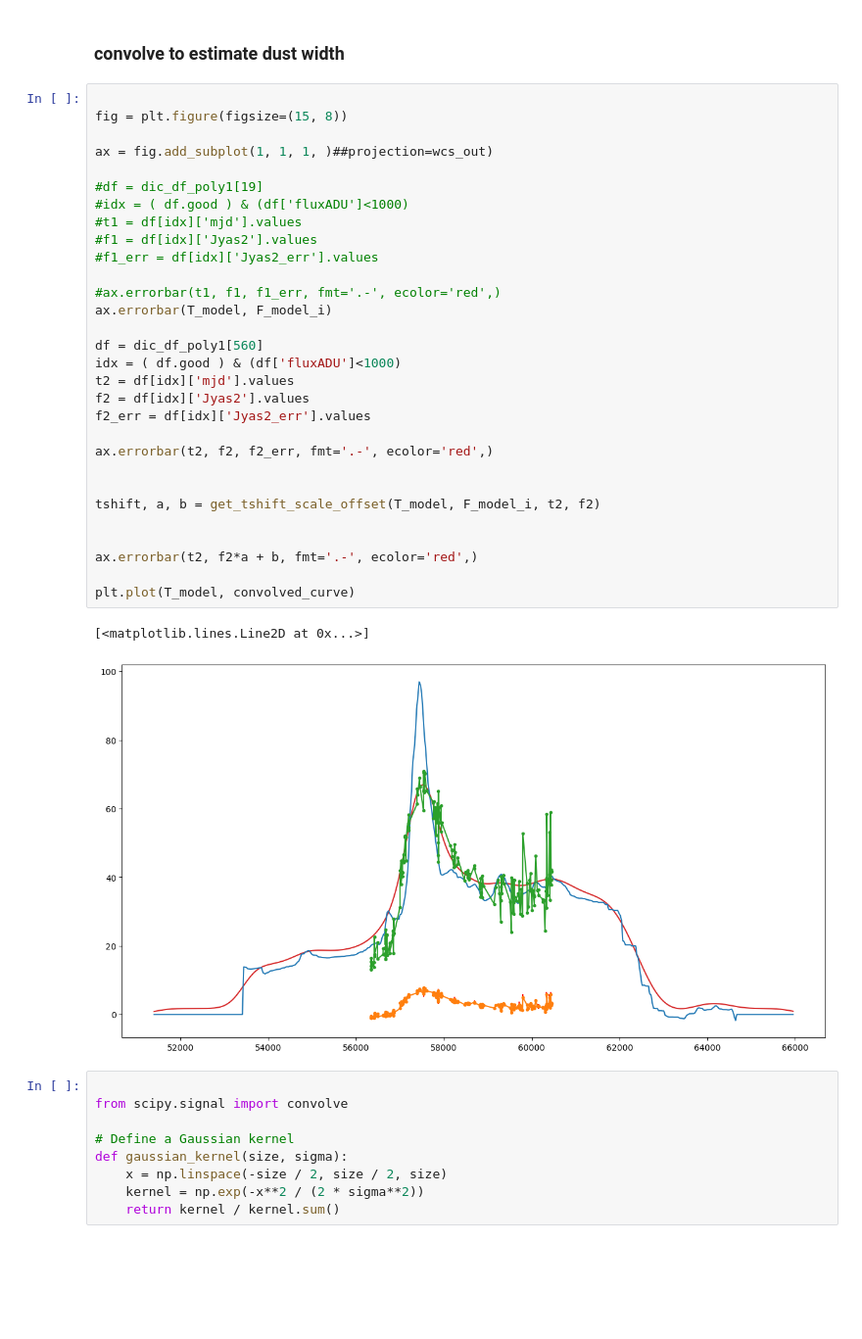
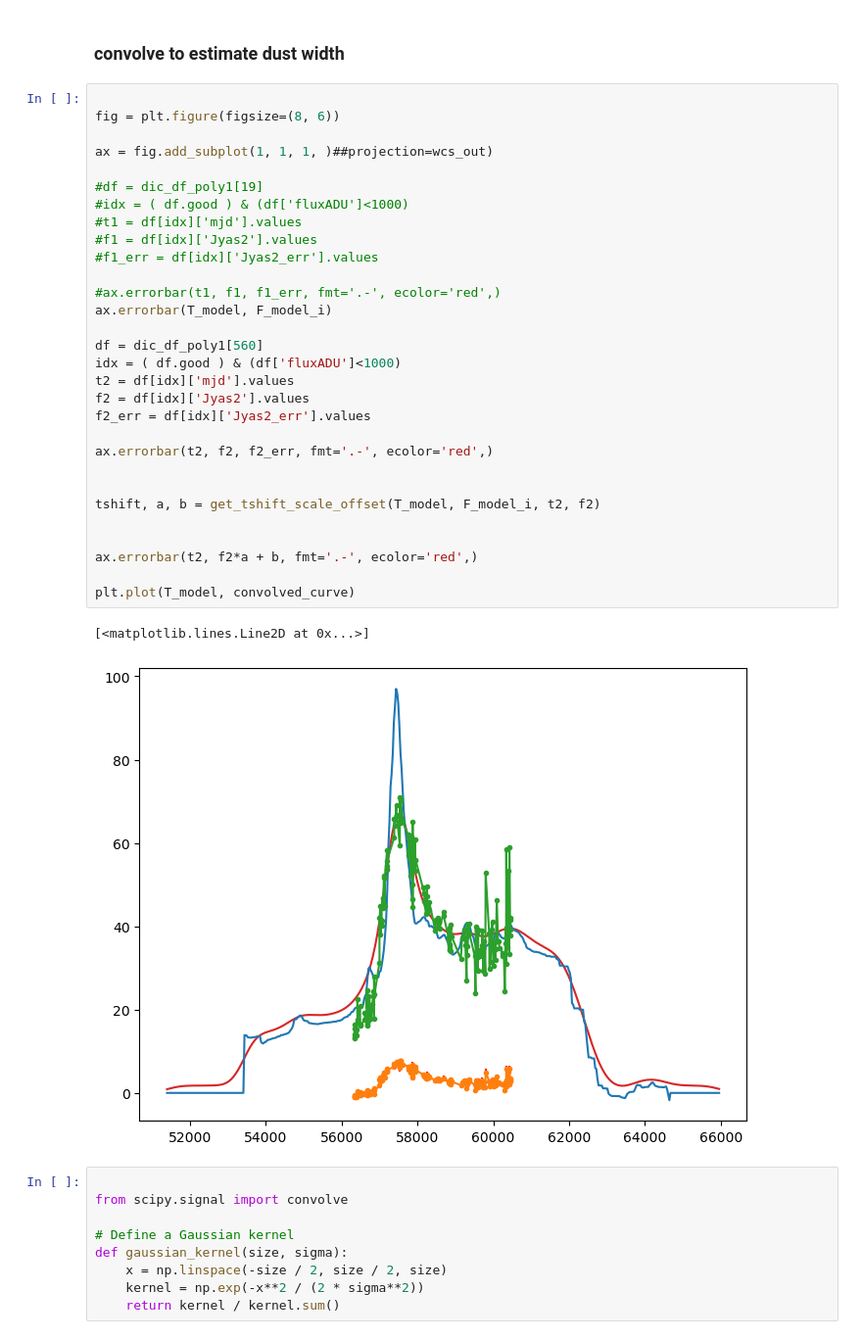
Before and after one commit to xiaolng/EtaCarEchoes, a Jupyter notebook: plot_tech_paper.ipynb, the cells around one changed output. Shown at 98% size. Drawn from its saved outputs; the diff is of its cells as text; blank space fills up the shorter version.

```diff
--- a/plot_tech_paper.ipynb
+++ b/plot_tech_paper.ipynb
@@ -666,37 +816,37 @@ ax.errorbar(t2-tshift, f2*a,)
 ### convolve to estimate dust width
 # %%
 
-fig = plt.figure(figsize=(15, 8))
+fig = plt.figure(figsize=(8, 6))
 
 ax = fig.add_subplot(1, 1, 1, )##projection=wcs_out)
 
 #df = dic_df_poly1[19]
 #idx = ( df.good ) & (df['fluxADU']<1000)
 #t1 = df[idx]['mjd'].values
 #f1 = df[idx]['Jyas2'].values
 #f1_err = df[idx]['Jyas2_err'].values
 
 #ax.errorbar(t1, f1, f1_err, fmt='.-', ecolor='red',)
 ax.errorbar(T_model, F_model_i)
 
 df = dic_df_poly1[560]
 idx = ( df.good ) & (df['fluxADU']<1000)
 t2 = df[idx]['mjd'].values
 f2 = df[idx]['Jyas2'].values
 f2_err = df[idx]['Jyas2_err'].values
 
 ax.errorbar(t2, f2, f2_err, fmt='.-', ecolor='red',)
 
 
 tshift, a, b = get_tshift_scale_offset(T_model, F_model_i, t2, f2)
 
 
 ax.errorbar(t2, f2*a + b, fmt='.-', ecolor='red',)
 
 plt.plot(T_model, convolved_curve)
 # %% [output]
 [<matplotlib.lines.Line2D at 0x...>]
-[figure, old version]
+[figure, new version]
 # %%
 
 from scipy.signal import convolve
```
Also changed, not shown: parts of 16 cells of this notebook.
